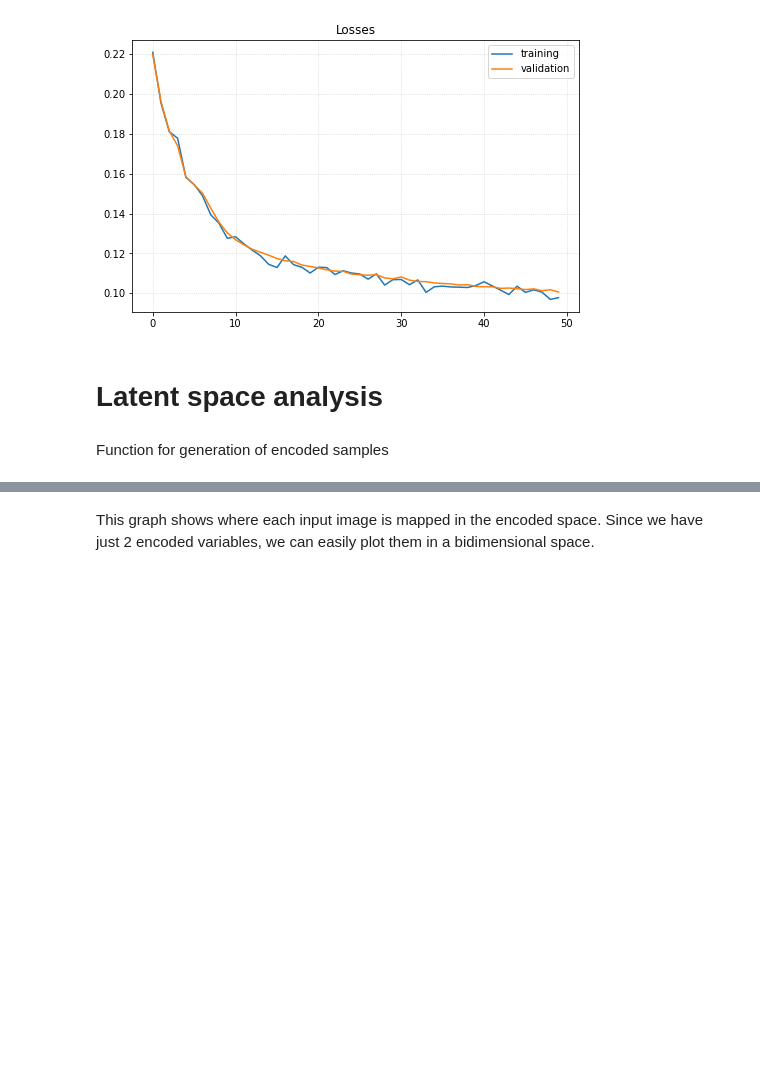
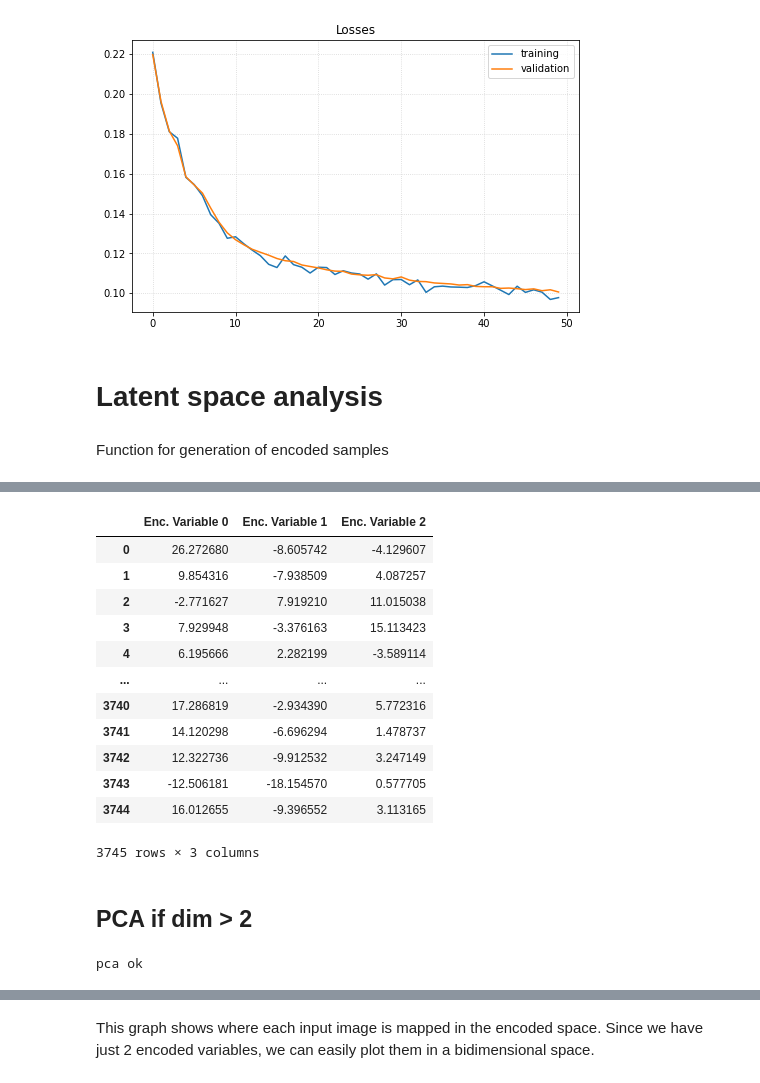
Before and after one commit to DanieleFoscarin/NNDL_hw2, a Jupyter notebook: nndl_2020__homework_2.ipynb, the cells around one changed output, grey strips where cells are left out. Saved outputs shown, nothing was run; the diff lists cells and outputs as text; code cells hidden in the pictures; blank space fills up the shorter version.

```diff
--- a/nndl_2020__homework_2.ipynb
+++ b/nndl_2020__homework_2.ipynb
@@ -632,0 +582,38 @@ encoded_samples
+# %%
+arsamp = encoded_samples.iloc[:,0:encoded_space_dim]
+arsamp
+# %% [output]
+|  | Enc. Variable 0 | Enc. Variable 1 | Enc. Variable 2 |
+| 0 | 26.272680 | -8.605742 | -4.129607 |
+| 1 | 9.854316 | -7.938509 | 4.087257 |
+| 2 | -2.771627 | 7.919210 | 11.015038 |
+| 3 | 7.929948 | -3.376163 | 15.113423 |
+| 4 | 6.195666 | 2.282199 | -3.589114 |
+| ... | ... | ... | ... |
+| 3740 | 17.286819 | -2.934390 | 5.772316 |
+| 3741 | 14.120298 | -6.696294 | 1.478737 |
+| 3742 | 12.322736 | -9.912532 | 3.247149 |
+| 3743 | -12.506181 | -18.154570 | 0.577705 |
+| 3744 | 16.012655 | -9.396552 | 3.113165 |
+3745 rows × 3 columns
+# %% [markdown]
+## PCA if dim > 2
+# %%
+if encoded_space_dim > 2:
+    PCAobj = PCA(n_components=2)
+    PCAobj.fit(encoded_samples.iloc[:,0:encoded_space_dim])
+    encoded_samples_reduced = PCAobj.transform(encoded_samples.iloc[:,0:encoded_space_dim])
+
+    encoded_samples_reduced = pd.DataFrame(encoded_samples_reduced)
+    # encoded_samples_reduced.insert(encoded_space_dim, "label", encoded_samples["label"], True)
+    encoded_samples_reduced['label'] = encoded_samples['label']
+    encoded_samples_reduced.columns = ['Enc. Variable 0', 'Enc. Variable 1', 'label']
+    encoded_samples_reduced
+
+    # print(PCAobj.explained_variance_ratio_)
+    # print(type(encoded_samples_reduced))
+    # print(np.shape(encoded_samples_reduced))
+else:
+    encoded_samples_reduced = encoded_samples
+# %% [output]
+pca ok
```
Also changed, not shown: parts of 9 cells of this notebook.
